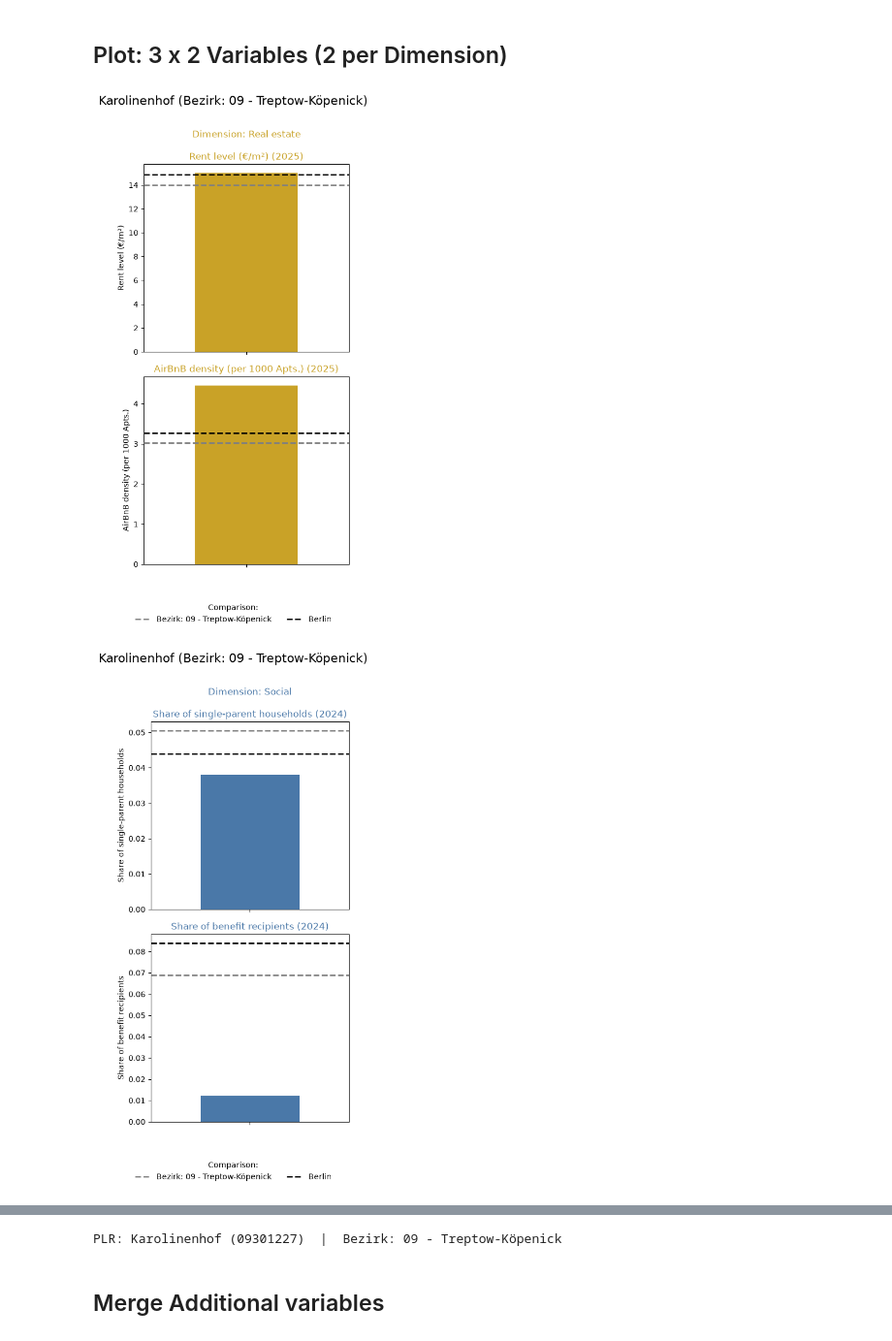
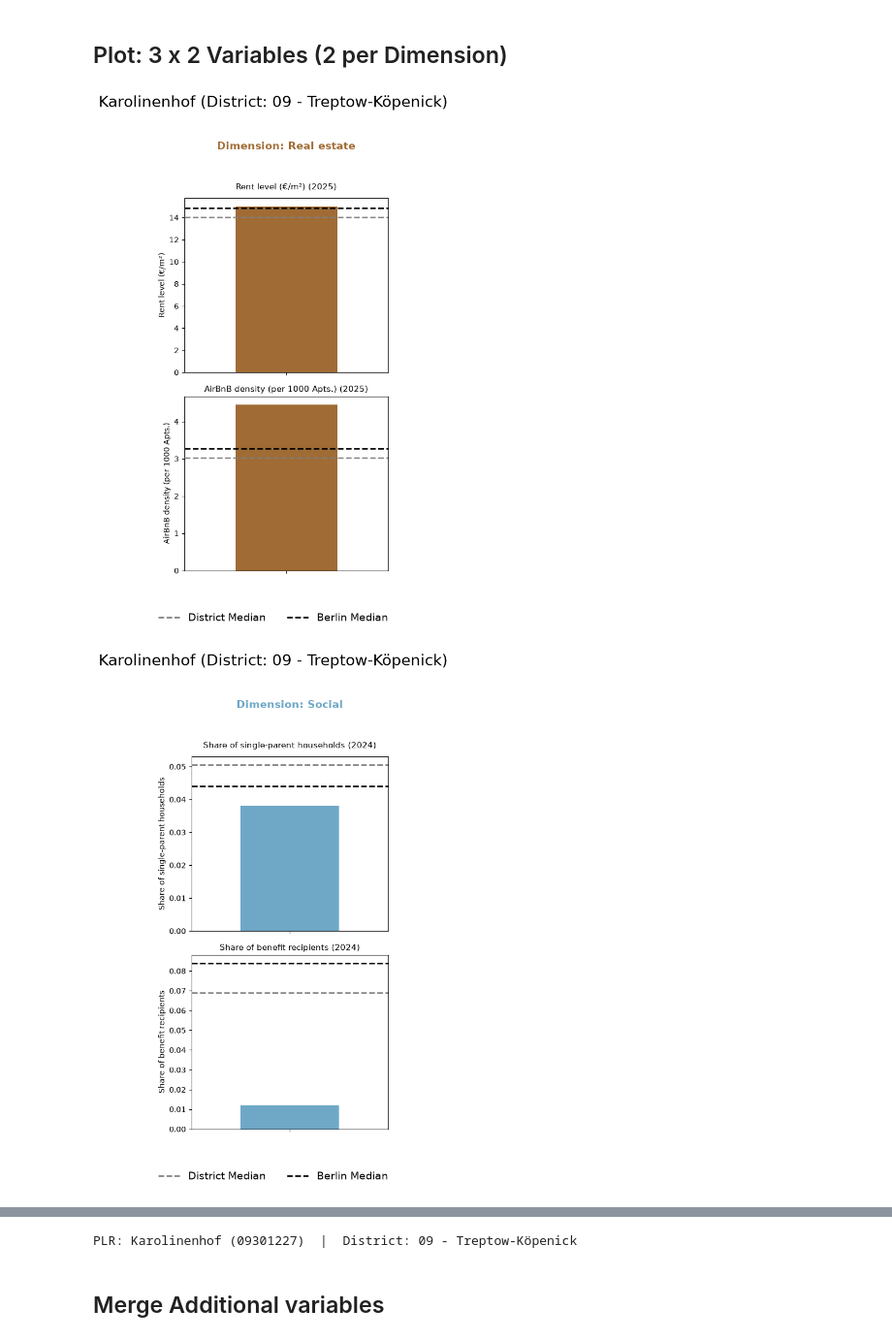
Before and after one commit to mshlg/capstone-kiezkeeper, a Jupyter notebook: notebooks/EDA/plots_kiez_profile.ipynb, the cells around one changed output, grey strips where cells are left out. Shown at 97% size. Cells and saved outputs as stored; diff of their text form; code cells hidden in the pictures.

Commit message:
changed color map

```diff
--- a/notebooks/EDA/plots_kiez_profile.ipynb
+++ b/notebooks/EDA/plots_kiez_profile.ipynb
@@ -328,9 +347,9 @@ selected_vars_raw = {
 # Dimension colors
 # -----------------------------------------------------------
 dimension_colors = {
-    "re": "#C9A227",   # Real estate -- yellow
-    "soc": "#4A78A8",  # Social -- blue
-    "com": "#5A9367",  # Commercial -- green
+    "re": "#A06B34",   # Real estate -- brown
+    "soc": "#6FA8C7",  # Social -- blue
+    "com": "#1D5B4E",  # Commercial -- teal
 }
 
 dimension_labels = {
@@ -338,6 +357,14 @@ dimension_labels = {
     "soc": "Social",
     "com": "Commercial",
 }
+
+# -----------------------------------------------------------
+# Font sizes
+# -----------------------------------------------------------
+dimension_fontsize = 14
+var_title_fontsize = 11
+suptitle_fontsize = 20
+legend_fontsize = 14
 
 # -----------------------------------------------------------
 # Get the row for this PLR
@@ -363,39 +390,46 @@ for dim in ["re", "soc", "com"]:
         bez_center = row[f"{var}_bez_median"]
         berlin_center = row[f"{var}_berlin_median"]
 
         ax.bar([0], [plr_val], width=0.5, color=dimension_colors[dim], zorder=2)
 
         bez_line, = ax.plot([-0.5, 0.5], [bez_center, bez_center], color="gray",
                              linestyle="--", linewidth=2, zorder=3)
         berlin_line, = ax.plot([-0.5, 0.5], [berlin_center, berlin_center], color="black",
                                 linestyle="--", linewidth=2, zorder=3)
 
         ax.set_xticks([0])
         ax.set_xticklabels([""])
         ax.set_xlim(-0.5, 0.5)
         ax.set_ylabel(var_raw)
 
         if i == 0:
-            ax.set_title(f"Dimension: {dimension_labels[dim]}\n\n{var_raw} ({years_by_label[var_raw]})",
-                         color=dimension_colors[dim])
+            ax.text(0.5, 1.28, f"Dimension: {dimension_labels[dim]}",
+                    transform=ax.transAxes, ha="center",
+                    fontsize=dimension_fontsize, fontweight="bold",
+                    color=dimension_colors[dim])
+            ax.text(0.5, 1.05, f"{var_raw} ({years_by_label[var_raw]})",
+                    transform=ax.transAxes, ha="center",
+                    fontsize=var_title_fontsize, fontweight="normal",
+                    color="black")
         else:
-            ax.set_title(f"{var_raw} ({years_by_label[var_raw]})", color=dimension_colors[dim])
+            ax.set_title(f"{var_raw} ({years_by_label[var_raw]})",
+                         fontsize=var_title_fontsize, fontweight="normal", color="black")
 
     fig.legend(
         handles=[bez_line, berlin_line],
-        labels=[f"Bezirk: {bez_name}", "Berlin"],
-        title="Comparison:",
+        labels=[f"District Median", "Berlin Median"],
         loc="upper center", bbox_to_anchor=(0.5, 0.0),
         ncol=2, frameon=False,
+        fontsize=legend_fontsize,
     )
 
-    fig.suptitle(f"{plr_name} (Bezirk: {bez_name})", fontsize=16, y=1.01)
+    fig.suptitle(f"{plr_name} (District: {bez_name})", fontsize=suptitle_fontsize, y=1.03)
 
     fig.tight_layout(rect=[0, 0.04, 1, 1])
     #fig.savefig(f"{dim}_{plr_id}.png", dpi=150, bbox_inches="tight")
     plt.show()
 
-print(f"PLR: {plr_name} ({plr_id})  |  Bezirk: {bez_name}")
+print(f"PLR: {plr_name} ({plr_id})  |  District: {bez_name}")
 # %% [output]
-[figure, old version]
+[figure, new version]
-[figure, old version]
+[figure, new version]
@@ -403,4 +437,4 @@ print(f"PLR: {plr_name} ({plr_id})  |  Bezirk: {bez_name}")
-PLR: Karolinenhof (09301227)  |  Bezirk: 09 - Treptow-Köpenick
+PLR: Karolinenhof (09301227)  |  District: 09 - Treptow-Köpenick
 # %% [markdown]
 ## Merge Additional variables
 # %% [markdown]
```
Also changed, not shown: parts of 7 cells of this notebook.
